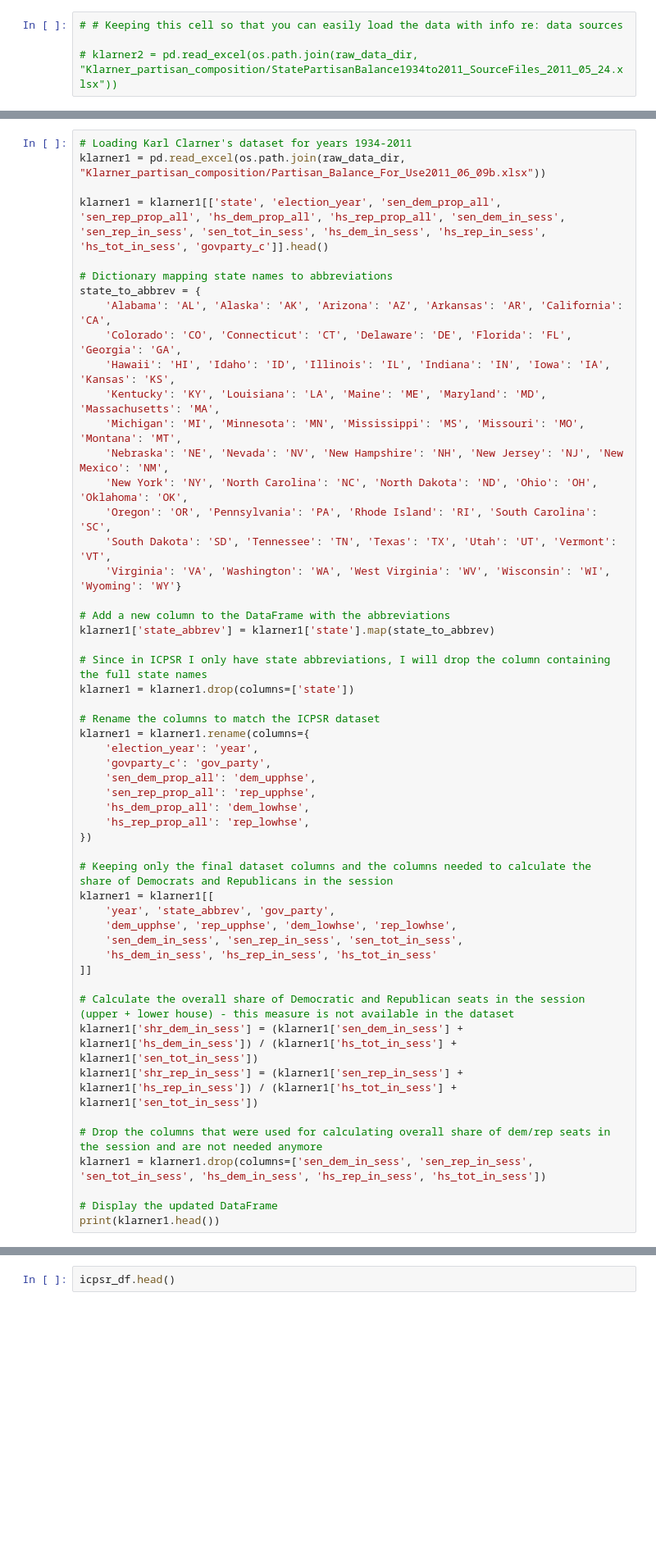
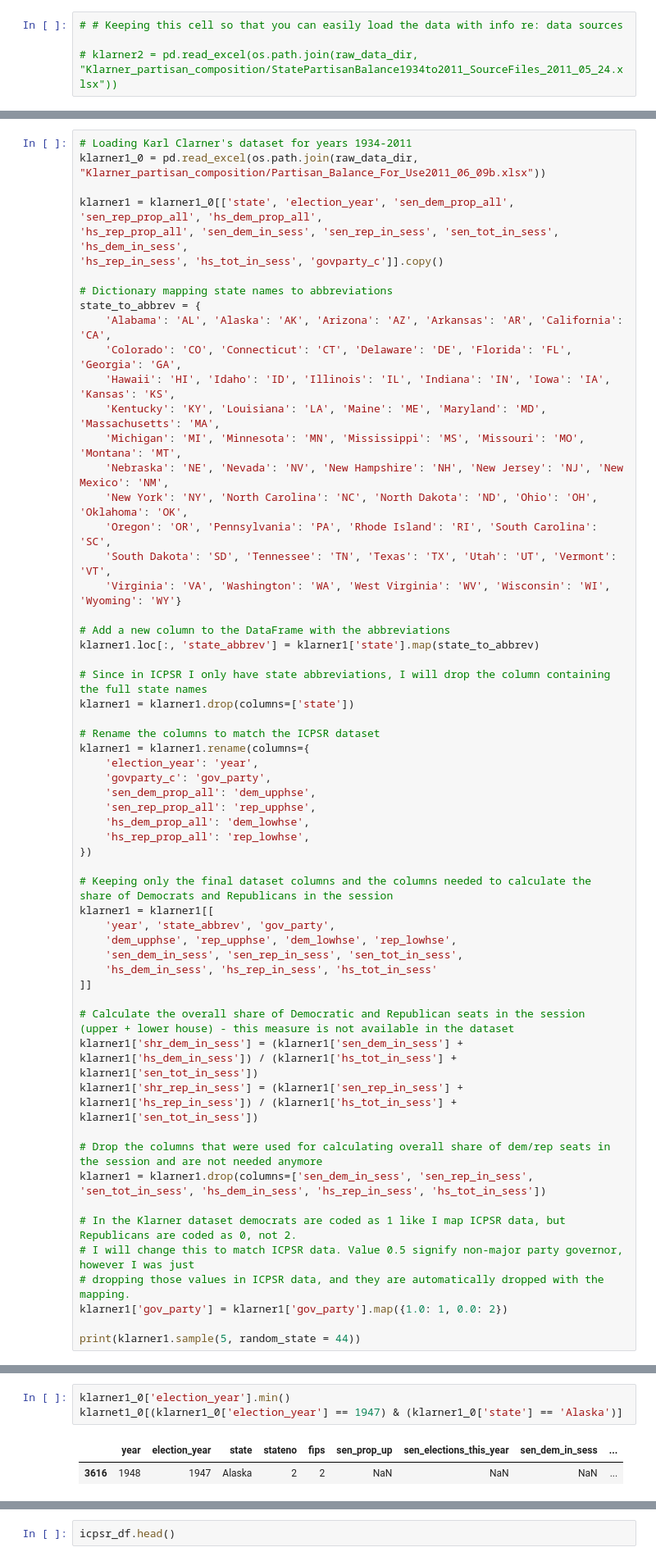
Before and after one commit to batShimon/similarity_data, a Jupyter notebook: Cleaning_icpsr16_partisan_composition.ipynb, the cells around one changed output, grey strips where cells are left out. Shown at 82% size. Cells and saved outputs as stored; diff of their text form; blank space fills up the shorter version.

Commit message:
understanding the missing data patterns in the original dataset

```diff
--- a/Cleaning_icpsr16_partisan_composition.ipynb
+++ b/Cleaning_icpsr16_partisan_composition.ipynb
@@ -783,8 +865,10 @@ Tha paper in the folder discusses problems such as legislature switches mid_sess
 # %%
 # Loading Karl Clarner's dataset for years 1934-2011
-klarner1 = pd.read_excel(os.path.join(raw_data_dir, "Klarner_partisan_composition/Partisan_Balance_For_Use2011_06_09b.xlsx"))
+klarner1_0 = pd.read_excel(os.path.join(raw_data_dir, "Klarner_partisan_composition/Partisan_Balance_For_Use2011_06_09b.xlsx"))
 
-klarner1 = klarner1[['state', 'election_year', 'sen_dem_prop_all', 'sen_rep_prop_all', 'hs_dem_prop_all', 'hs_rep_prop_all', 'sen_dem_in_sess', 'sen_rep_in_sess', 'sen_tot_in_sess', 'hs_dem_in_sess', 'hs_rep_in_sess', 'hs_tot_in_sess', 'govparty_c']].head()
+klarner1 = klarner1_0[['state', 'election_year', 'sen_dem_prop_all', 'sen_rep_prop_all', 'hs_dem_prop_all',
+'hs_rep_prop_all', 'sen_dem_in_sess', 'sen_rep_in_sess', 'sen_tot_in_sess', 'hs_dem_in_sess',
+'hs_rep_in_sess', 'hs_tot_in_sess', 'govparty_c']].copy()
 
 # Dictionary mapping state names to abbreviations
 state_to_abbrev = {
@@ -800,7 +884,7 @@ state_to_abbrev = {
     'Virginia': 'VA', 'Washington': 'WA', 'West Virginia': 'WV', 'Wisconsin': 'WI', 'Wyoming': 'WY'}
 
 # Add a new column to the DataFrame with the abbreviations
-klarner1['state_abbrev'] = klarner1['state'].map(state_to_abbrev)
+klarner1.loc[:, 'state_abbrev'] = klarner1['state'].map(state_to_abbrev)
 
 # Since in ICPSR I only have state abbreviations, I will drop the column containing the full state names
 klarner1 = klarner1.drop(columns=['state'])
@@ -830,6 +914,10 @@ klarner1['shr_rep_in_sess'] = (klarner1['sen_rep_in_sess'] + klarner1['hs_rep_in
 # Drop the columns that were used for calculating overall share of dem/rep seats in the session and are not needed anymore
 klarner1 = klarner1.drop(columns=['sen_dem_in_sess', 'sen_rep_in_sess', 'sen_tot_in_sess', 'hs_dem_in_sess', 'hs_rep_in_sess', 'hs_tot_in_sess'])
 
-# Display the updated DataFrame
-print(klarner1.head())
+# In the Klarner dataset democrats are coded as 1 like I map ICPSR data, but Republicans are coded as 0, not 2.
+# I will change this to match ICPSR data. Value 0.5 signify non-major party governor, however I was just
+# dropping those values in ICPSR data, and they are automatically dropped with the mapping.
+klarner1['gov_party'] = klarner1['gov_party'].map({1.0: 1, 0.0: 2})
+
+print(klarner1.sample(5, random_state = 44))
 # %% [output]
@@ -848,0 +941,6 @@ print(klarner1.head())
+# %%
+klarner1_0['election_year'].min()
+klarnet1_0[(klarner1_0['election_year'] == 1947) & (klarner1_0['state'] == 'Alaska')]
+# %% [output]
+|  | year | election_year | state | stateno | fips | sen_prop_up | sen_elections_this_year | sen_dem_in_sess | ... |
+| 3616 | 1948 | 1947 | Alaska | 2 | 2 | NaN | NaN | NaN | ... |
```
Also changed, not shown: parts of 8 cells of this notebook.
